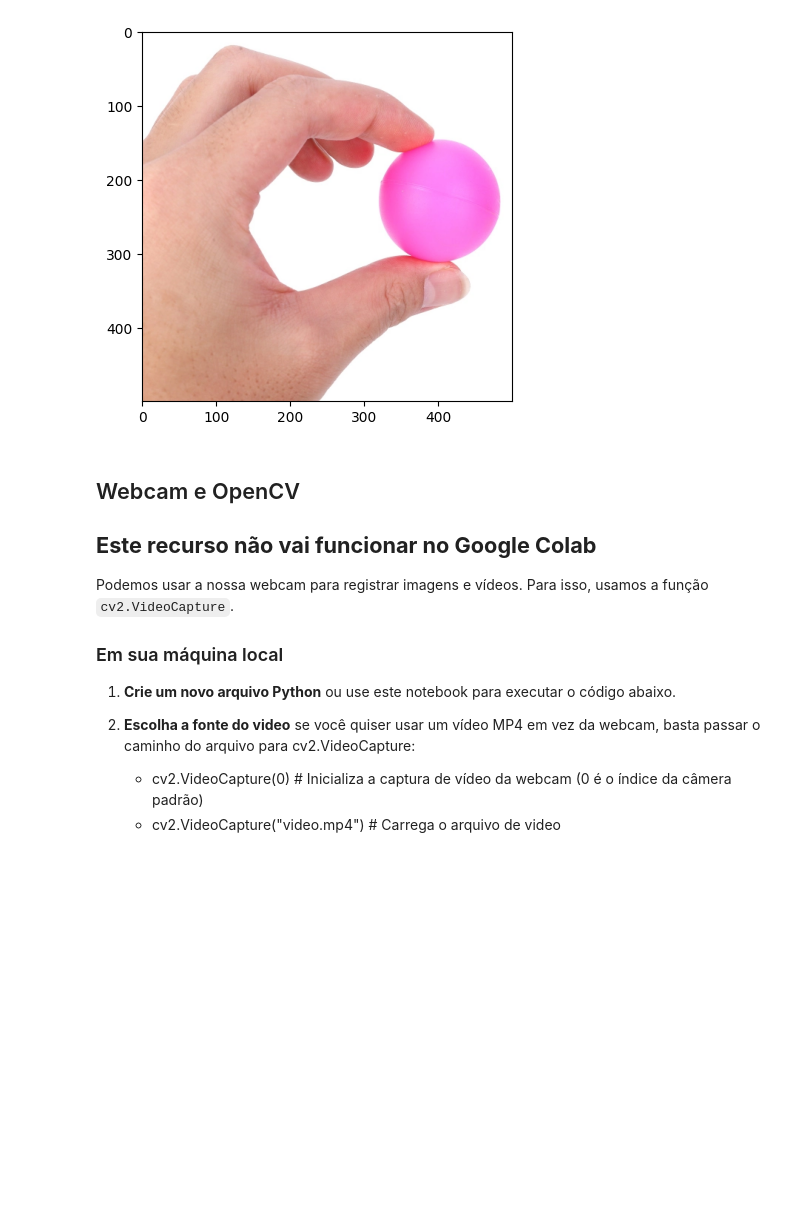
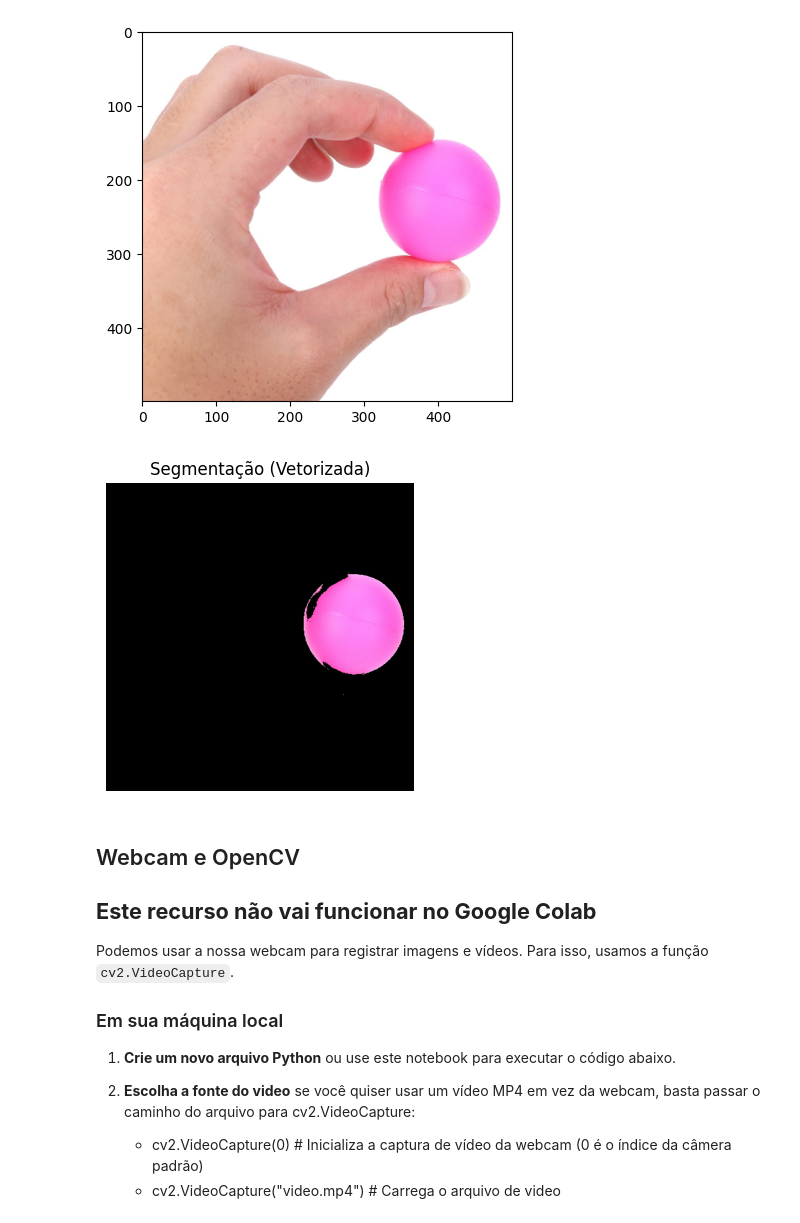
Before and after one commit to gLima02/LABS-AI-ENGENEERING, a Jupyter notebook: material/aulas/PDI/lab03/atividade3.ipynb, the cells around one changed output. Drawn from its saved outputs; the diff is of its cells as text; code cells hidden in the pictures; blank space fills up the shorter version.

```diff
--- a/material/aulas/PDI/lab03/atividade3.ipynb
+++ b/material/aulas/PDI/lab03/atividade3.ipynb
@@ -305,3 +298,34 @@ plt.imshow(image, vmin=0, vmax=255); plt.show()
+# %%
+# Implemente seu código
+
+imagem = cv2.imread("lab_images/bolinha.png")
+image = cv2.cvtColor(imagem, cv2.COLOR_BGR2RGB)
+
+
+
+canal_vermelho = image[:, :, 0]
+canal_azul = image[:, :, 2]
+canal_verde = image[:, :, 1]
+
+# a cor rosa tem MUITO vemelho, médio verde e MUITO azul, então é preciso pegar os valores contrários e "zerar" o pixel
+
+mask_azul = canal_azul <= 190
+mask_vermelho  = canal_vermelho <= 100
+mask_verde = canal_verde >= 180
+
+
+mask = mask_verde | mask_azul | mask_vermelho
+
+# Aplica a máscara: deixa o pixel preto onde a condição de cima for true
+image[mask] = [0, 0, 0]
+
+plt.figure(figsize=(6,4))
+plt.title('Segmentação (Vetorizada)')
+plt.imshow(image)
+plt.axis('off')
+plt.show()
+# %% [output]
+[figure, added]
 # %% [markdown]
 ## Webcam e OpenCV
 
```
Also changed, not shown: parts of 9 cells of this notebook.
